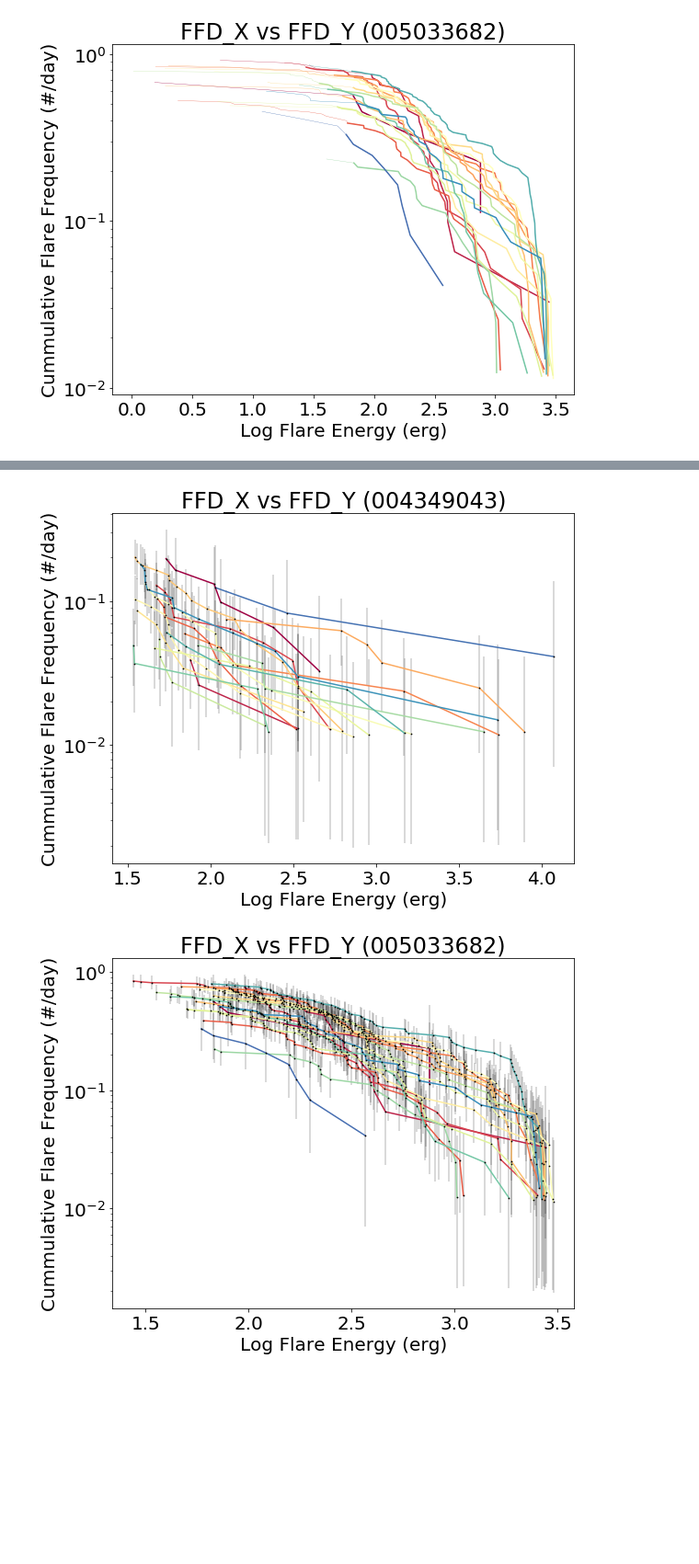
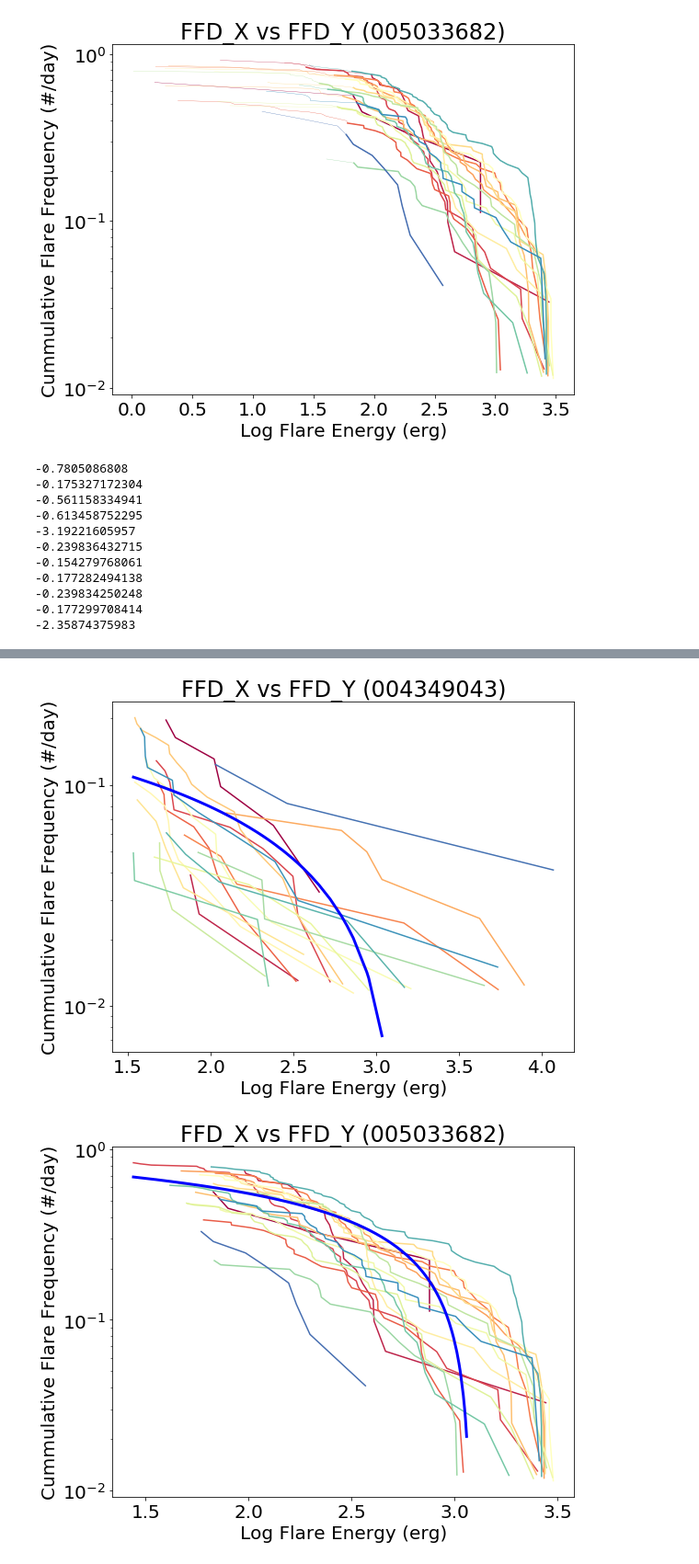
Before and after one commit to mscoggs/flare_cycles, a Jupyter notebook: flaregraphs.ipynb, the cells around one changed output, grey strips where cells are left out. Shown at 92% size. Cells and saved outputs as stored; diff of their text form; code cells hidden in the pictures; blank space fills up the shorter version.

```diff
--- a/flaregraphs.ipynb
+++ b/flaregraphs.ipynb
@@ -174,6 +174,9 @@ names=("t_start", "t_stop", "t_peak", "amplitude", "FWHM", "duration", "t_peak_a
        "t_FWHM_aflare1", "amplitude_aflare1", "flare_chisq", "KS_d_model", "KS_p_model",
        "KS_d_cont", "KS_p_cont", "Equiv_Dur", "ED68i", "ED90i")
 
+
+stop = False
+
 for line in targets: #going through each KIC
 
     KIC = line.rstrip('\n') #stripping the return off each line
@@ -184,6 +187,8 @@ for line in targets: #going through each KIC
     plt.ylabel("Cummulative Flare Frequency (#/day)")
     plt.xlabel("Log Flare Energy (erg)")
     plt.yscale('log')
+    energyList = []
+    frequencyList = []
 
     for x in range(len(files)):
 
@@ -196,7 +201,6 @@ for line in targets: #going through each KIC
         sort = np.argsort(energy) #get indices that would sort the energy array
 
 
-
         ffd_xEnergy = np.log10(energy[sort][::-1]) + EPOINT #log the reverse of sorted energy
         ffd_yFrequency = (np.arange(1, len(ffd_xEnergy)+1, 1))/toteDur #get evenly spaced intervals, divide by totedur to get flares/day
 
@@ -204,6 +208,8 @@ for line in targets: #going through each KIC
 
         plt.plot(ffd_xEnergy[ok68], ffd_yFrequency[ok68], c = cmap(x/float(len(files)))) #only plotting significant data, using ok68
 
+        energyList.extend(ffd_xEnergy[ok68])
+        frequencyList.extend(ffd_yFrequency[ok68])
 
         err_dn =  []
         err_up = []
@@ -214,10 +220,34 @@ for line in targets: #going through each KIC
             err_dn.append((np.abs(toteFlare * (1.-1./(9. * toteFlare)-1./(3.*np.sqrt(toteFlare)))**3.-toteFlare))/toteDur)
             err_up.append((np.sqrt(toteFlare + 0.75) + 1.0)/toteDur)
 
-        plt.errorbar(ffd_xEnergy[ok68], ffd_yFrequency[ok68], yerr = [err_dn, err_up], c = 'black', elinewidth=.3, fmt='o', markersize = .75)
+        #plt.errorbar(ffd_xEnergy[ok68], ffd_yFrequency[ok68], yerr = [err_dn, err_up], c = 'black', elinewidth=.3, fmt='o', markersize = .75)
 
 
+
+    frequencyList = np.power(10, frequencyList)
+
+    sortedEnergy = np.sort(energyList)
+    sortedFrequency = np.sort(frequencyList)[::-1]
+
+
+#
+
+    slope, intercept = np.polyfit(sortedEnergy, sortedFrequency, 1)
+    print(slope)
+    line_y = [slope * i + intercept for i in sortedEnergy]
+    plt.plot(sortedEnergy, np.log10(line_y), 'b',  lw=3,) #plotting a best fit line
     #plt.savefig('ffd_x-vs-ffd_y-sig-plot/'+KIC+'_sig_FFD.png')
 
 #
 # %% [output]
+-0.7805086808
+-0.175327172304
+-0.561158334941
+-0.613458752295
+-3.19221605957
+-0.239836432715
+-0.154279768061
+-0.177282494138
+-0.239834250248
+-0.177299708414
+-2.35874375983
@@ -233,5 +263,5 @@ for line in targets: #going through each KIC
-[figure, old version]
+[figure, new version]
-[figure, old version]
+[figure, new version]
 # %%
 ##to be used from terminal
 import sys
```
Also changed, not shown: parts of 1 cell of this notebook.
